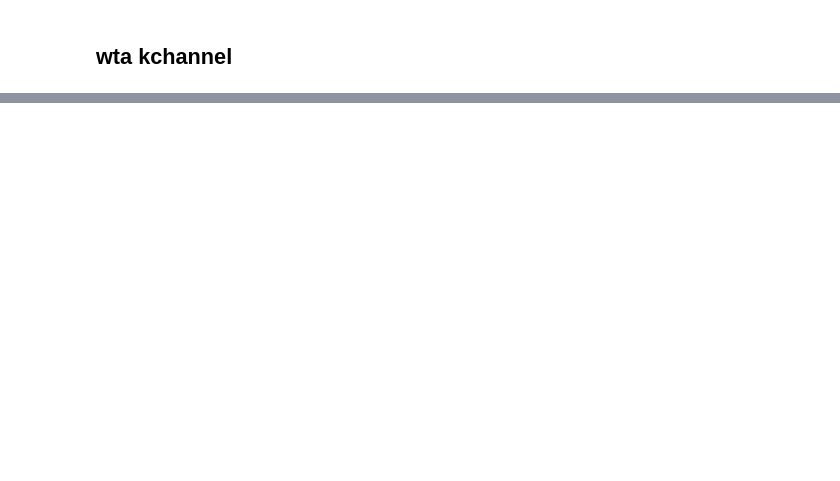
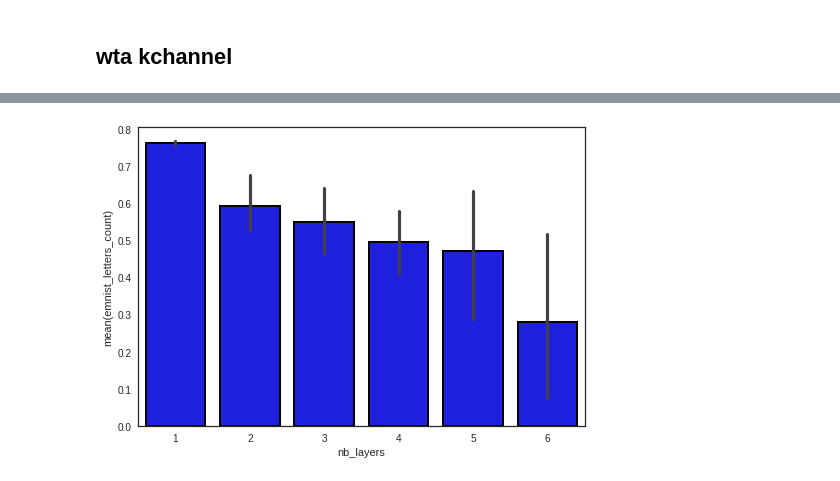
Before and after one commit to mehdidc/out_of_class, a Jupyter notebook: ae/ipynb/analysis.ipynb, the cells around one changed output, grey strips where cells are left out. Drawn from its saved outputs; the diff is of its cells as text; code cells hidden in the pictures; blank space fills up the shorter version.

```diff
--- a/ae/ipynb/analysis.ipynb
+++ b/ae/ipynb/analysis.ipynb
@@ -248,0 +244,13 @@ ax = sns.barplot(
+# %%
+df = df_full
+df = df[df['sampler'] == 'mnist_deep']
+ax = sns.barplot(
+    x='nb_layers',
+    y='emnist_letters_count',
+    data=df,
+    linewidth=2,
+    color='blue',
+    edgecolor=['black']*6,
+)
+# %% [output]
+[figure, added]
```
Also changed, not shown: parts of 6 cells of this notebook, 1 other file.
